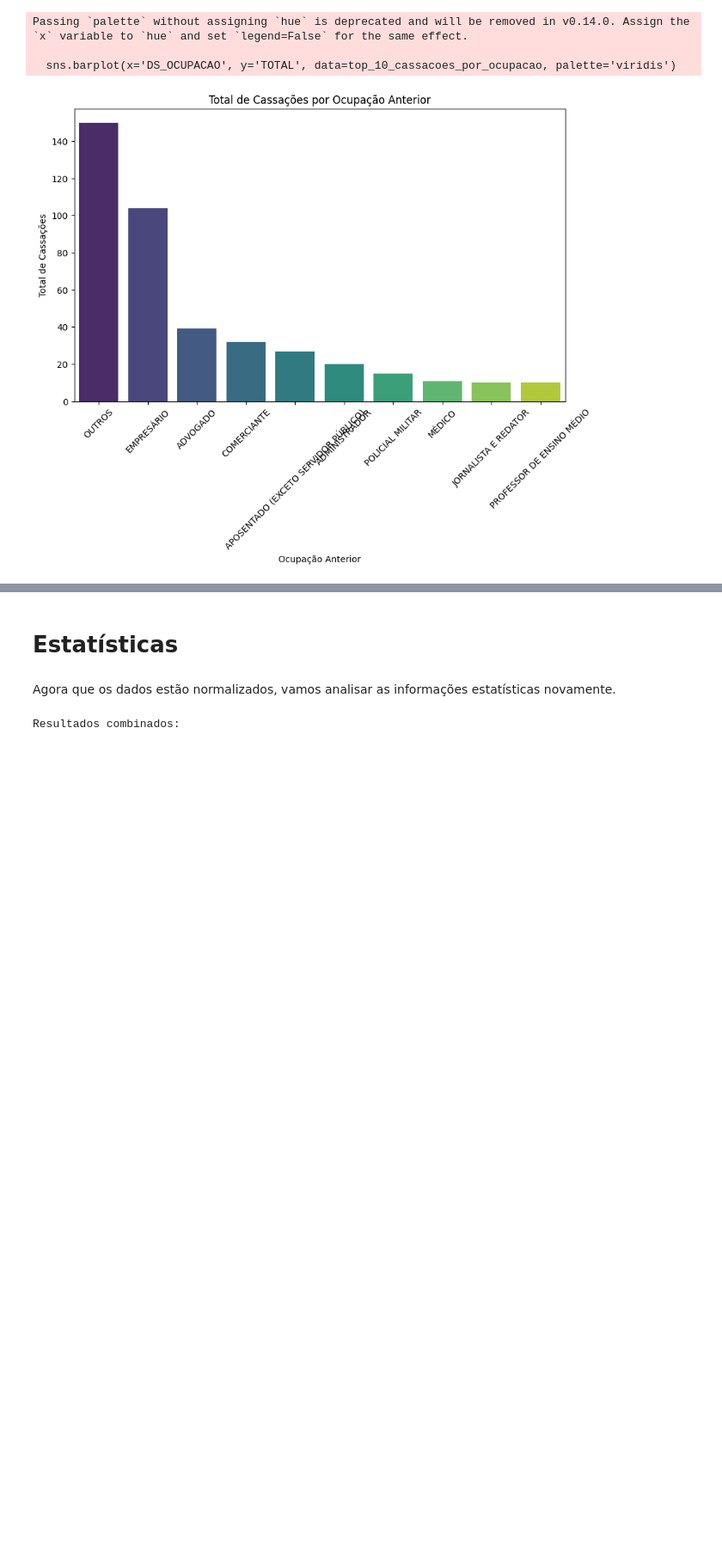
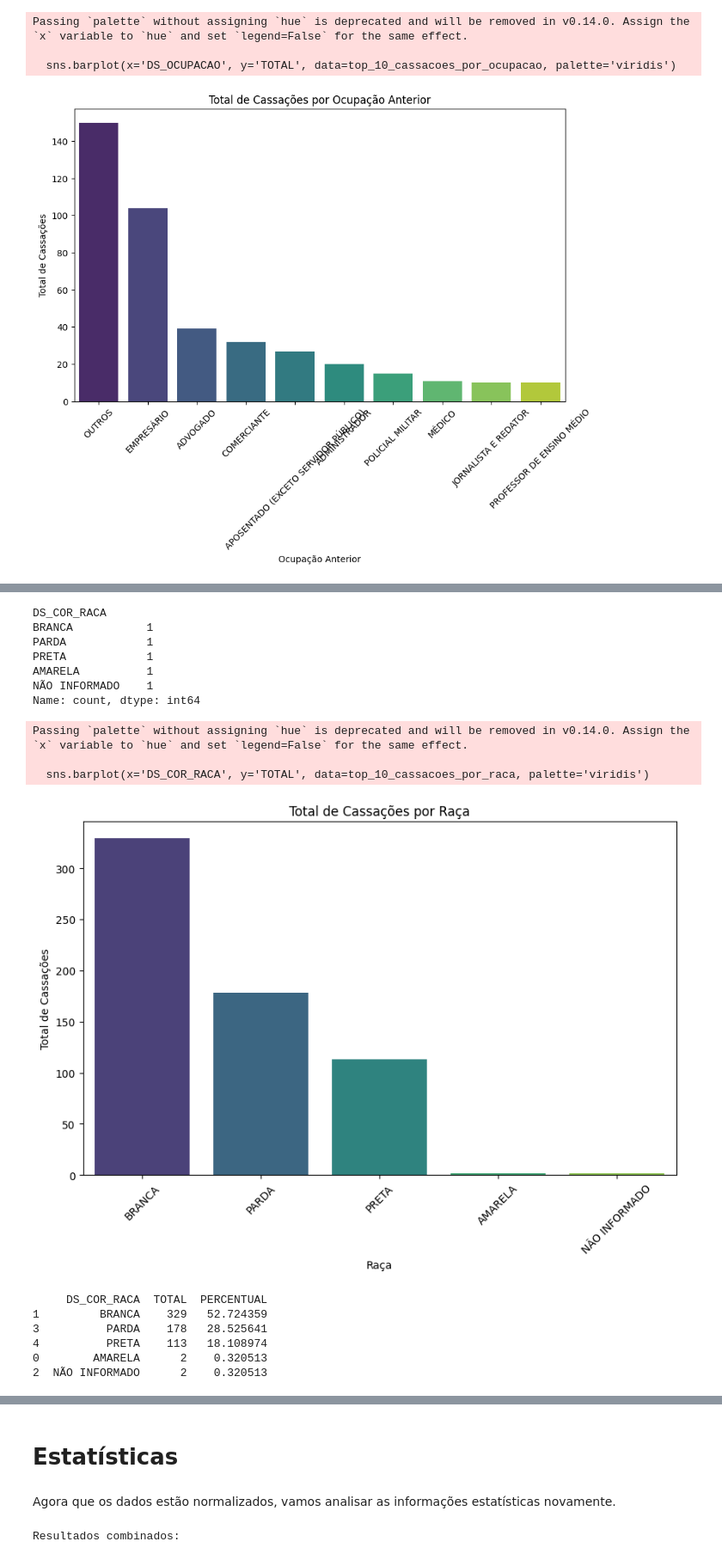
Before and after one commit to theendie/TrabalhoFinal_Coleta, a Jupyter notebook: analise.ipynb, the cells around one changed output, grey strips where cells are left out. Shown: that part at 86% size. Cells and saved outputs as stored; diff of their text form; code cells hidden in the pictures; blank space fills up the shorter version.

```diff
--- a/analise.ipynb
+++ b/analise.ipynb
@@ -512,3 +530,64 @@ Passing `palette` without assigning `hue` is deprecated and will be removed in v
 
   sns.barplot(x='DS_OCUPACAO', y='TOTAL', data=top_10_cassacoes_por_ocupacao, palette='viridis')
 [figure]
+# %%
+# Agrupar por ocupação anterior e contar o número de cassações por ocupação
+cassacoes_por_raca = pd.DataFrame(df.groupby('DS_COR_RACA').size().reset_index(name='TOTAL').sort_values(by='TOTAL', ascending=False))
+print(f"Cassação por ocupação anterior: \n{cassacoes_por_raca}")
+
+# Total de instâncias (número de ocupações com cassações registradas)
+total_instancias = cassacoes_por_raca.shape[0]
+print(f"Total de ocupações com candidatos cassados: {total_instancias}")
+
+# Cálculo da média e desvio padrão para o total de cassações por ocupação
+media_cassacoes_ocupacao = cassacoes_por_raca['TOTAL'].mean()
+desvio_padrao_cassacoes_ocupacao = cassacoes_por_raca['TOTAL'].std()
+
+print(f"Média de cassações por ocupação: {media_cassacoes_ocupacao}")
+print(f"Desvio padrão de cassações por ocupação: {desvio_padrao_cassacoes_ocupacao}")
+
+
+moda = cassacoes_por_raca['DS_COR_RACA'].value_counts().idxmax()
+print(f"\nModa de cassações por estado: {moda}")
+# 1. Cálculo da Variância
+# A variância da coluna 'cassacoes'
+variancia = cassacoes_por_raca['TOTAL'].var(ddof=1)  # ddof=1 para amostra
+print(f"\nVariância: {variancia}")
+
+# 2. Cálculo da Amplitude
+# A amplitude é a diferença entre o valor máximo e o valor mínimo
+amplitude = cassacoes_por_raca['TOTAL'].max() - cassacoes_por_raca['TOTAL'].min()
+print(f"Amplitude: {amplitude}")
+
+display(cassacoes_por_raca.describe().round(8))
+
+print(cassacoes_por_raca['DS_COR_RACA'].value_counts())
+
+# cria um gráfico de barras com a frequência de cada classe
+# sns.countplot(x="ocupacao", data=cassacoes_por_ocupacao)
+
+top_10_cassacoes_por_raca = cassacoes_por_raca.head(10)
+
+# Plotar o gráfico de barras usando seaborn
+plt.figure(figsize=(10, 6))
+sns.barplot(x='DS_COR_RACA', y='TOTAL', data=top_10_cassacoes_por_raca, palette='viridis')
+plt.xlabel('Raça')
+plt.ylabel('Total de Cassações')
+plt.title('Total de Cassações por Raça')
+plt.xticks(rotation=45)
+plt.show()
+
+
+# Calcular a porcentagem de cada categoria em relação ao total
+cassacoes_por_raca['PERCENTUAL'] = (cassacoes_por_raca['TOTAL'] / cassacoes_por_raca['TOTAL'].sum()) * 100
+
+# Exibir o DataFrame com as porcentagens
+print(cassacoes_por_raca)
+
+# Plotar o gráfico de pizza usando matplotlib
+plt.figure(figsize=(10, 6))
+plt.pie(cassacoes_por_raca['PERCENTUAL'], labels=cassacoes_por_raca['DS_COR_RACA'], autopct='%1.1f%%', startangle=140, colors=sns.color_palette('viridis', len(cassacoes_por_raca)))
+plt.title('Porcentagem de Cassações por Raça')
+plt.axis('equal')  # Equal aspect ratio ensures that pie is drawn as a circle.
+plt.show()
+# %% [output]
@@ -514,0 +618,17 @@ Passing `palette` without assigning `hue` is deprecated and will be removed in v
+DS_COR_RACA
+BRANCA           1
+PARDA            1
+PRETA            1
+AMARELA          1
+NÃO INFORMADO    1
+Name: count, dtype: int64
+Passing `palette` without assigning `hue` is deprecated and will be removed in v0.14.0. Assign the `x` variable to `hue` and set `legend=False` for the same effect.
+
+  sns.barplot(x='DS_COR_RACA', y='TOTAL', data=top_10_cassacoes_por_raca, palette='viridis')
+[figure, added]
+     DS_COR_RACA  TOTAL  PERCENTUAL
+1         BRANCA    329   52.724359
+3          PARDA    178   28.525641
+4          PRETA    113   18.108974
+0        AMARELA      2    0.320513
+2  NÃO INFORMADO      2    0.320513
```
Also changed, not shown: parts of 3 cells of this notebook, 2 other files.
